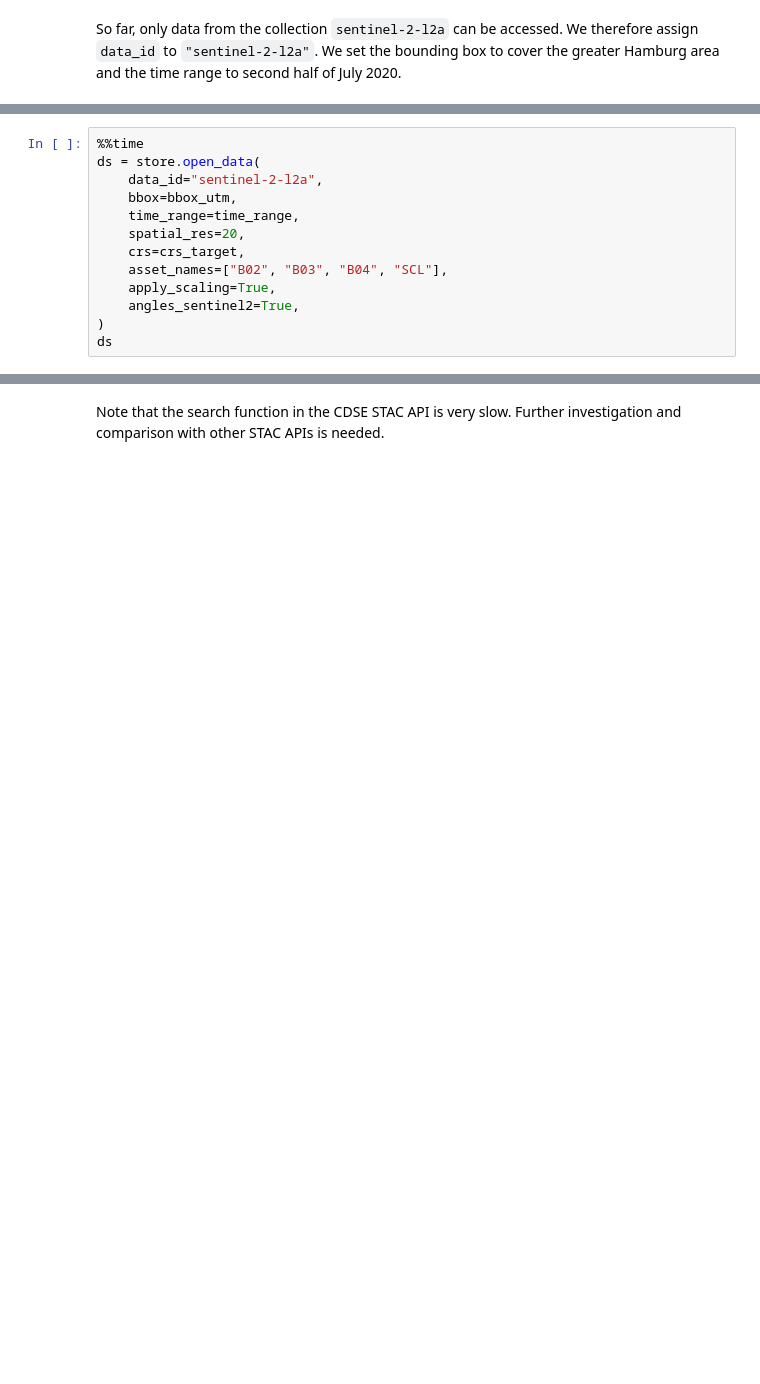
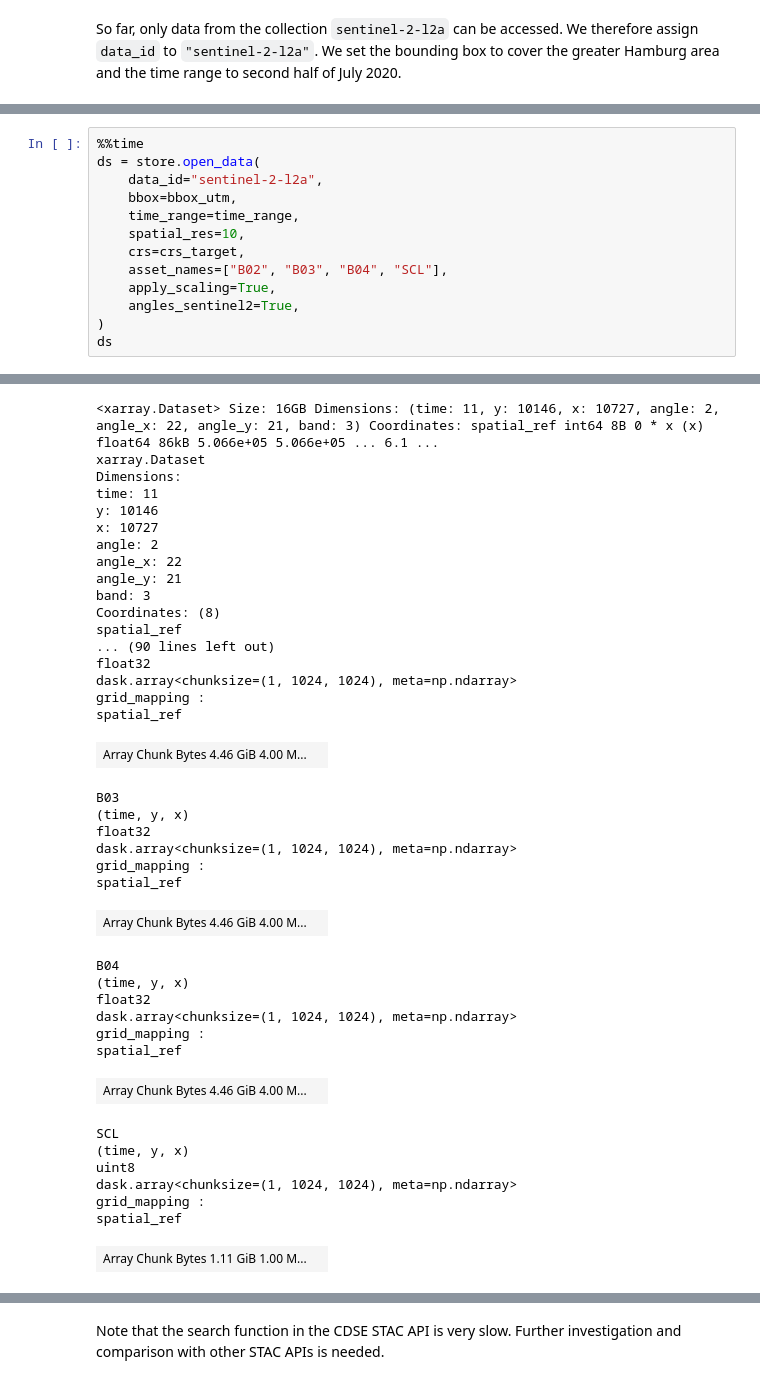
Before and after one commit to xcube-dev/xcube-stac, a Jupyter notebook: examples/notebooks/cdse_senitnel_2.ipynb, the cells around one changed output, grey strips where cells are left out. Cells and saved outputs as stored; diff of their text form; blank space fills up the shorter version.

```diff
--- a/examples/notebooks/cdse_senitnel_2.ipynb
+++ b/examples/notebooks/cdse_senitnel_2.ipynb
@@ -85,7 +85,7 @@ ds = store.open_data(
     data_id="sentinel-2-l2a",
     bbox=bbox_utm,
     time_range=time_range,
-    spatial_res=20,
+    spatial_res=10,
     crs=crs_target,
     asset_names=["B02", "B03", "B04", "SCL"],
     apply_scaling=True,
@@ -96,0 +98,39 @@ NameError: name 'store' is not defined
+<xarray.Dataset> Size: 16GB Dimensions: (time: 11, y: 10146, x: 10727, angle: 2, angle_x: 22, angle_y: 21, band: 3) Coordinates: spatial_ref int64 8B 0 * x (x) float64 86kB 5.066e+05 5.066e+05 ... 6.1 ...
+xarray.Dataset
+Dimensions:
+time: 11
+y: 10146
+x: 10727
+angle: 2
+angle_x: 22
+angle_y: 21
+band: 3
+Coordinates: (8)
+spatial_ref
+... (90 lines left out)
+float32
+dask.array<chunksize=(1, 1024, 1024), meta=np.ndarray>
+grid_mapping :
+spatial_ref
+| Array Chunk Bytes 4.46 GiB 4.00 M... |  |
+B03
+(time, y, x)
+float32
+dask.array<chunksize=(1, 1024, 1024), meta=np.ndarray>
+grid_mapping :
+spatial_ref
+| Array Chunk Bytes 4.46 GiB 4.00 M... |  |
+B04
+(time, y, x)
+float32
+dask.array<chunksize=(1, 1024, 1024), meta=np.ndarray>
+grid_mapping :
+spatial_ref
+| Array Chunk Bytes 4.46 GiB 4.00 M... |  |
+SCL
+(time, y, x)
+uint8
+dask.array<chunksize=(1, 1024, 1024), meta=np.ndarray>
+grid_mapping :
+spatial_ref
+| Array Chunk Bytes 1.11 GiB 1.00 M... |  |
```
Also changed, not shown: parts of 23 cells of this notebook, 42 other files.
